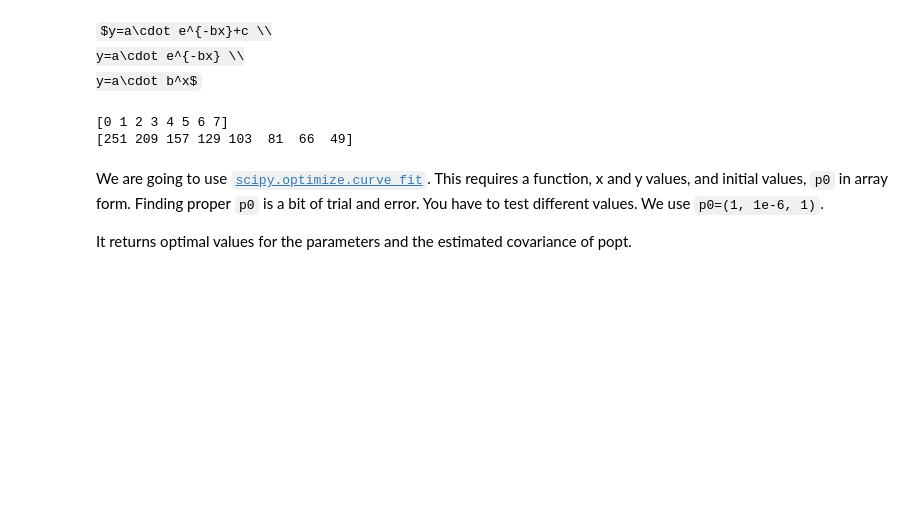
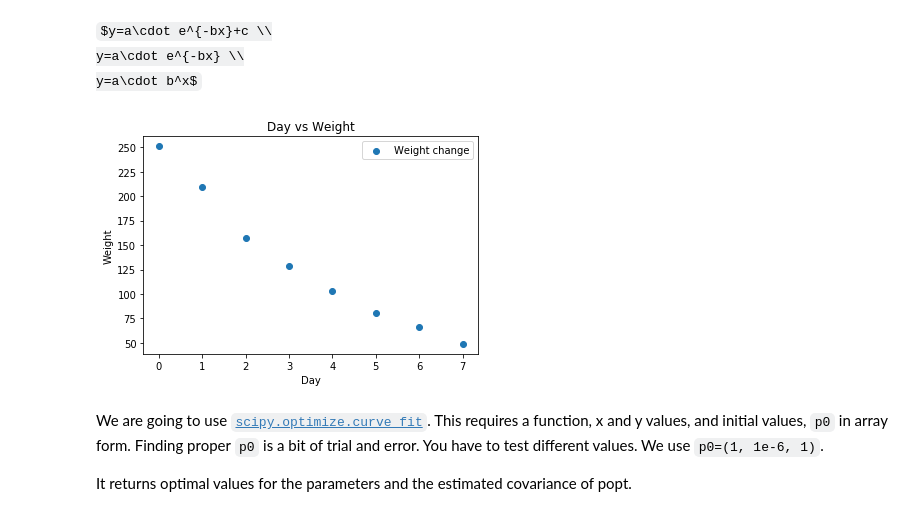
Before and after one commit to shinokada/python-for-ib-diploma-mathematics, a Jupyter notebook: Modelling_functions.ipynb, the cells around one changed output. Cells and saved outputs as stored; diff of their text form; code cells hidden in the pictures; some formulas as TeX source; blank space fills up the shorter version.

```diff
--- a/Modelling_functions.ipynb
+++ b/Modelling_functions.ipynb
@@ -416,15 +429,19 @@ y=a\cdot b^x$
 # %%
 import numpy as np
 import matplotlib.pyplot as plt
 %matplotlib inline
 
 day = np.arange(0,8)
 weight = np.array([251,209,157,129,103,81,66,49])
-print(day)
-print(weight)
+
+plt.scatter(day,weight,label='Weight change')
+plt.title("Day vs Weight")
+plt.xlabel('Day')
+plt.ylabel('Weight')
+plt.legend()
+plt.show()
 # %% [output]
-[0 1 2 3 4 5 6 7]
-[251 209 157 129 103  81  66  49]
+[figure, added]
 # %% [markdown]
  We are going to use [`scipy.optimize.curve_fit`](https://docs.scipy.org/doc/scipy/reference/generated/scipy.optimize.curve_fit.html). This requires a function, x and y values, and initial values, `p0` in array form. Finding proper `p0` is a bit of trial and error. You have to test different values. We use `p0=(1, 1e-6, 1)`.
 
```
Also changed, not shown: parts of 22 cells of this notebook.
